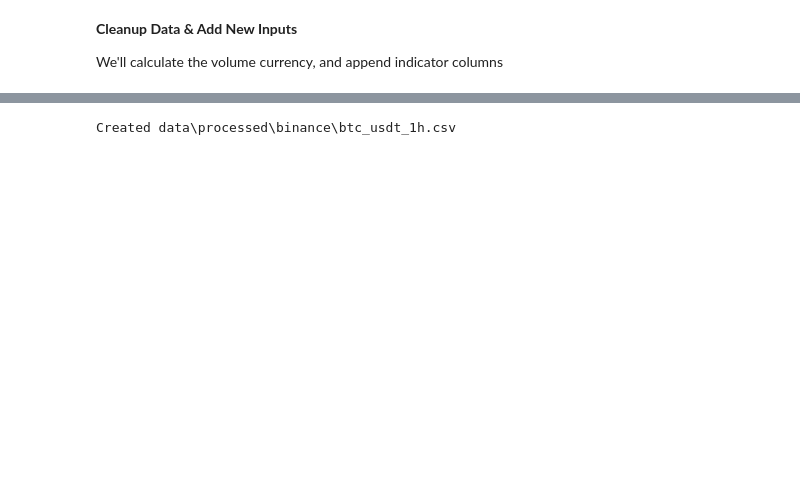
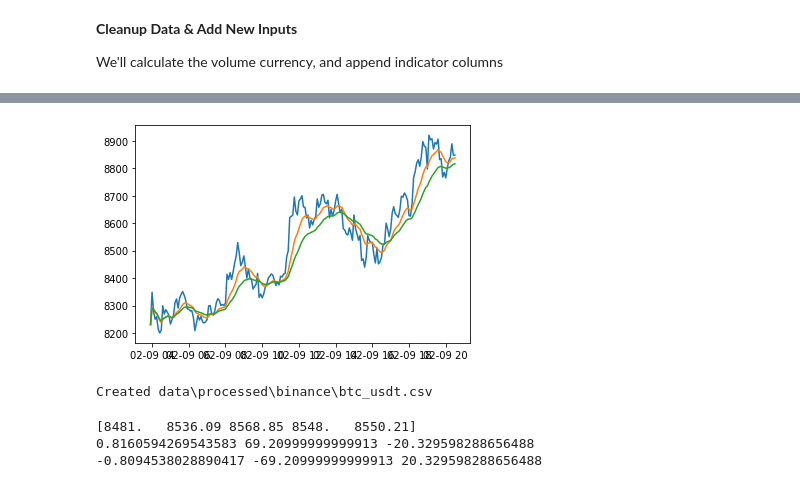
Before and after one commit to luyh/trader, a Jupyter notebook: BTC Data Preprocessor.ipynb, the cells around one changed output, grey strips where cells are left out. Saved outputs shown, nothing was run; the diff lists cells and outputs as text; code cells hidden in the pictures; blank space fills up the shorter version.

```diff
--- a/BTC Data Preprocessor.ipynb
+++ b/BTC Data Preprocessor.ipynb
@@ -119,3 +51,11 @@ Index(['open', 'high', 'low', 'close', 'volume', 'volume_adi', 'volume_obv',
 **Cleanup Data & Add New Inputs**
 
 We'll calculate the volume currency, and append indicator columns
+# %%
+df = data.resample('5min').agg({
+    'open': "first",
+    "high": 'max',
+    'low': 'min',
+    'close': 'last',
+    'volume': 'sum',
+    }).fillna(method='ffill')
@@ -122 +100,14 @@ We'll calculate the volume currency, and append indicator columns
+# %%
+# df = add_all_ta_features(df, 'open', 'high', 'low', 'close', 'volume', fillna='ffill')
+
+df['momentum_rsi'] = rsi(df['close'], n=14, fillna='ffill')
+df['adx'] = adx(df['high'], df['low'], df['close'], n=14, fillna='ffill')
+
+df['adx_long'] = adx(df['high'], df['low'], df['close'], n=60, fillna='ffill')
+
+df['adx_pos'] = adx_pos(df['high'], df['low'], df['close'], n=14, fillna='ffill')
+df['adx_neg'] = adx_neg(df['high'], df['low'], df['close'], n=14, fillna='ffill')
+
+df['trend_ema_fast'] = ema_indicator(df['close'], n=12, fillna='ffill')
+df['trend_ema_slow'] = ema_indicator(df['close'], n=26, fillna='ffill')
 # %%
@@ -146,9 +116,30 @@ Length: 64, dtype: int64
+# %%
+import matplotlib.pyplot as plt
+
+plt.plot(df[:200]['close'])
+plt.plot(df[:200]['trend_ema_fast'])
+plt.plot(df[:200]['trend_ema_slow'])
+
+plt.show()
+# %% [output]
+[figure, added]
 # %%
 p = Path("./data/processed/binance/")
 p.mkdir(parents=True, exist_ok=True)
-full_path = p / 'btc_usdt_1h.csv'
+full_path = p / 'btc_usdt.csv'
 
 df.to_csv(full_path, index=True)
 print('Created', full_path)
 # %% [output]
-Created data\processed\binance\btc_usdt_1h.csv
+Created data\processed\binance\btc_usdt.csv
+# %%
+from statistics import stdev
+
+d = df[300:305]['close'].values
+print(d)
+print( 100 * (d[-1] - d[0]) / d[0], d[-1] - d[0], -1*(1+(5** np.log10(abs(d[0] - d[-1])))))
+print( 100 * (d[0] - d[-1]) / d[-1], d[0] - d[-1], abs((1+(5** np.log10(abs(d[0] - d[-1]))))))
+# %% [output]
+[8481.   8536.09 8568.85 8548.   8550.21]
+0.8160594269543583 69.20999999999913 -20.329598288656488
+-0.8094538028890417 -69.20999999999913 20.329598288656488
```
Also changed, not shown: parts of 8 cells of this notebook, 19 other files.
